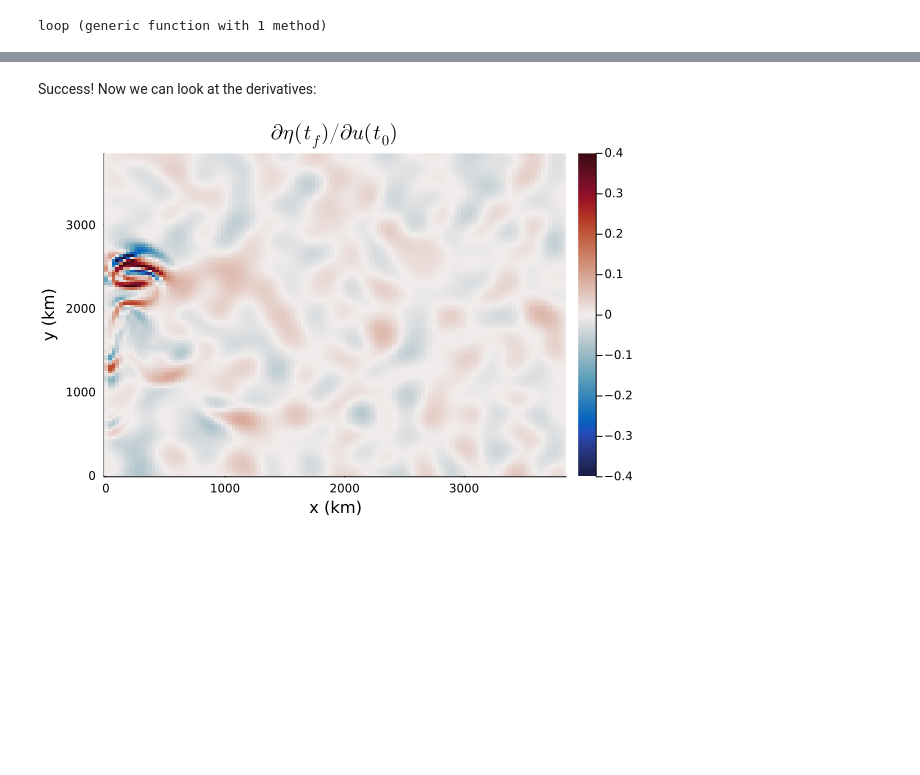
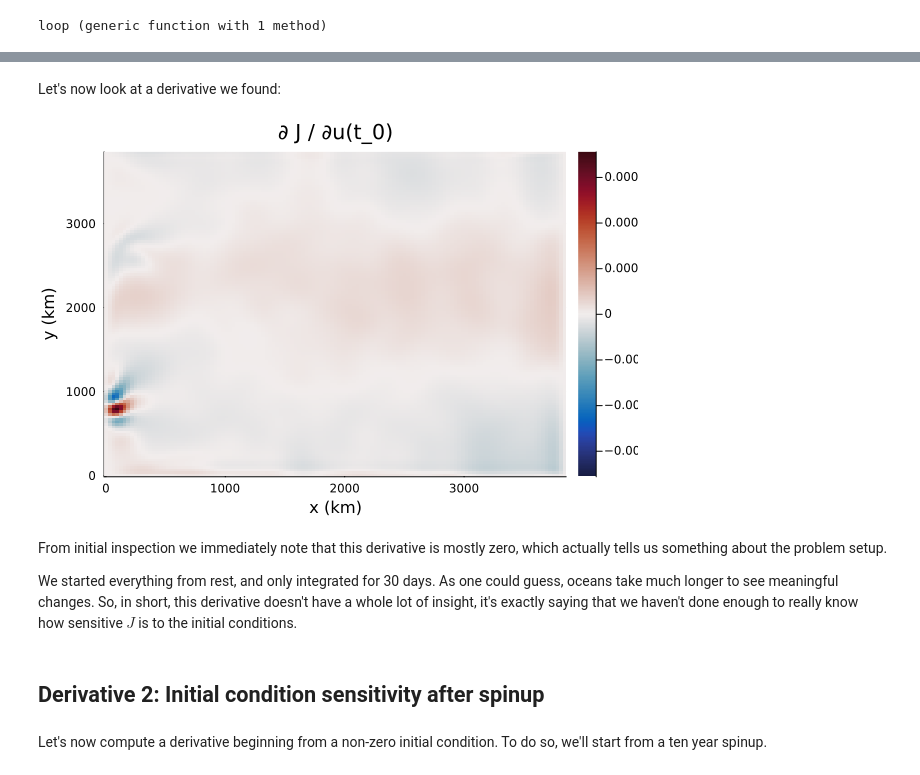
Before and after one commit to DJ4Earth/MPE24, a Jupyter notebook: ShallowWaters_tutorial/enzyme_tutorial_jupyter.ipynb, the cells around one changed output, grey strips where cells are left out. Cells and saved outputs as stored; diff of their text form; code cells hidden in the pictures; blank space fills up the shorter version.

Commit message:
modified tutorials, added initial condition folder

```diff
--- a/ShallowWaters_tutorial/enzyme_tutorial_jupyter.ipynb
+++ b/ShallowWaters_tutorial/enzyme_tutorial_jupyter.ipynb
@@ -428,14 +472,27 @@ S = model_setup(output=false,
 )
 
 dS = Enzyme.make_zero(S)
-dS.parameters.J = 1.0
 
 snaps = Int(floor(sqrt(S.grid.nt)))
+
 revolve = Revolve{ShallowWaters.ModelSetup}(S.grid.nt, snaps;
     verbose=1,
     gc=true,
     write_checkpoints=false
 )
+
+@time autodiff(Enzyme.ReverseWithPrimal,
+    checkpointed_integration,
+    Duplicated(S, dS),
+    Const(revolve)
+)
+
+derivs = ShallowWaters.PrognosticVars{Float32}(
+    ShallowWaters.remove_halo(dS.Prog.u,
+                              dS.Prog.v,
+                              dS.Prog.η,
+                              dS.Prog.sst,
+                              dS)...);
 # %% [output]
 [ Info: Revolve: Number of checkpoints: 82
 [ Info: Revolve: Number of steps: 6733
@@ -462,5 +510,2 @@ Revolve{ShallowWaters.ModelSetup}(6733, 1, 1, 82, 0, 6733, 0, 0, 0, -1, 0, false
 # %% [markdown]
-Success! Now we can look at the derivatives:
+Let's now look at a derivative we found:
-# %%
-derivs = ShallowWaters.PrognosticVars{Float32}(
-    ShallowWaters.remove_halo(dS.Prog.u,dS.Prog.v,dS.Prog.η,dS.Prog.sst,dS)...);
@@ -469,12 +512,20 @@ using LaTeXStrings
-# %%
-heatmap(LinRange(0, 3840, 127),
-LinRange(0,3840, 128),
-derivs.u',
-c=:balance,
-clim=(-.4, .4),
-xlabel=("x (km)"),
-ylabel=("y (km)"),
-title=(L"\partial \eta(t_f) / \partial u(t_0)")
-)
-# %% [output]
-[figure, removed]
+# %%
+heatmap(LinRange(0, 3840, 127),
+LinRange(0,3840, 128),
+derivs.u',
+c=:balance,
+clim=(-abs(maximum(derivs.u)),abs(maximum(derivs.u))),
+xlabel=("x (km)"),
+ylabel=("y (km)"),
+title=("∂ J / ∂u(t_0)")
+)
+# %% [output]
+[figure, added]
+# %% [markdown]
+From initial inspection we immediately note that this derivative is mostly zero, which actually tells us something about the problem setup.
+
+We started everything from rest, and only integrated for 30 days. As one could guess, oceans take much longer to see meaningful changes. So, in short, this derivative doesn't have a whole lot of insight, it's exactly saying that we haven't done enough to really know how sensitive $J$ is to the initial conditions.
+# %% [markdown]
+## Derivative 2: Initial condition sensitivity after spinup
+# %% [markdown]
+Let's now compute a derivative beginning from a non-zero initial condition. To do so, we'll start from a ten year spinup.
```
Also changed, not shown: parts of 32 cells of this notebook, 7 other files.
